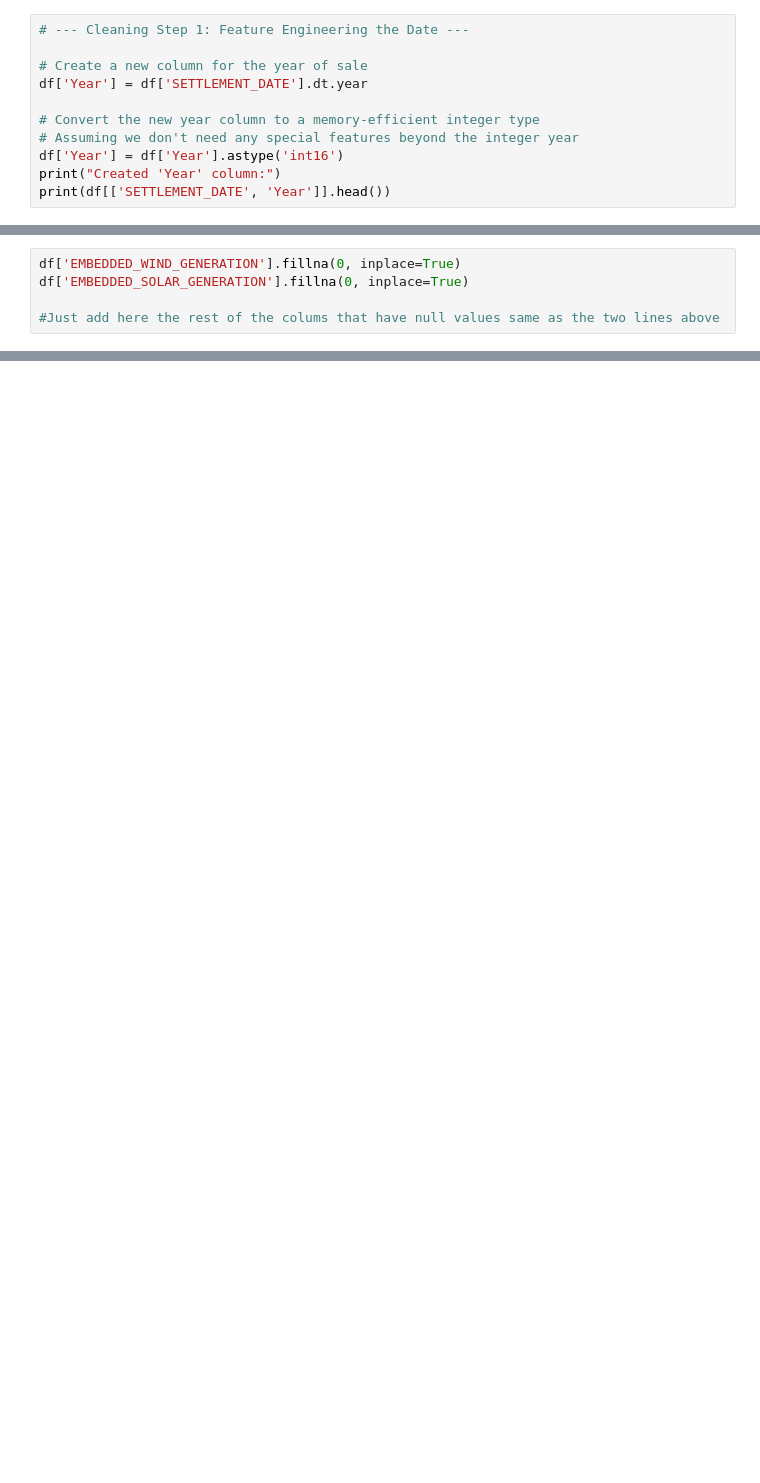
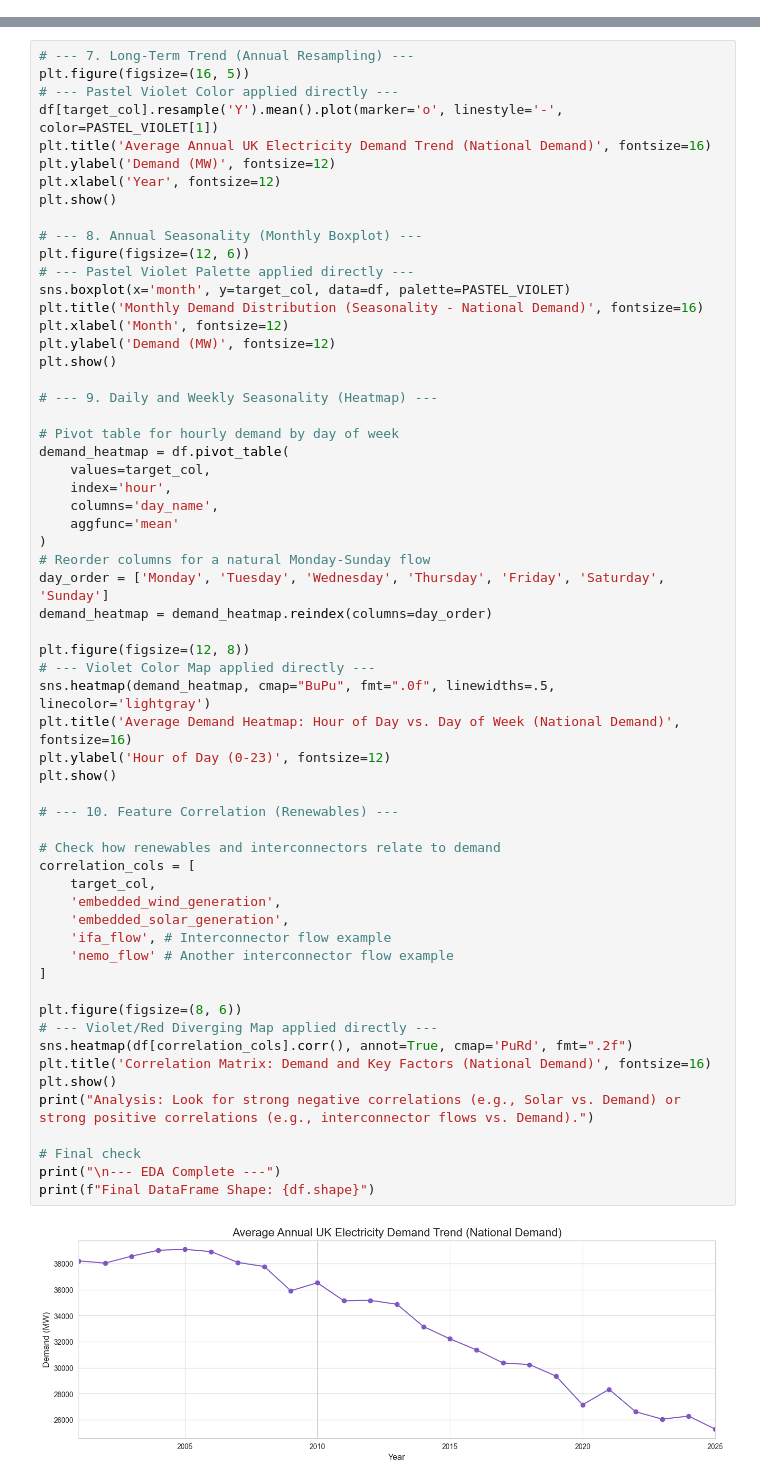
Before and after one commit to Jfgm299/Machine_Learning_AWS, a Jupyter notebook: electricty_demand_notebooks/02_eda_cleaning.ipynb, the cells around one changed output, grey strips where cells are left out. Saved outputs shown, nothing was run; the diff lists cells and outputs as text; blank space fills up the shorter version.

```diff
--- a/electricty_demand_notebooks/02_eda_cleaning.ipynb
+++ b/electricty_demand_notebooks/02_eda_cleaning.ipynb
@@ -42,11 +0,0 @@ Loading data from: ../data/electricity/processed/demanddata_combined.parquet
-# %%
-# --- Cleaning Step 1: Feature Engineering the Date ---
-
-# Create a new column for the year of sale
-df['Year'] = df['SETTLEMENT_DATE'].dt.year
-
-# Convert the new year column to a memory-efficient integer type
-# Assuming we don't need any special features beyond the integer year
-df['Year'] = df['Year'].astype('int16')
-print("Created 'Year' column:")
-print(df[['SETTLEMENT_DATE', 'Year']].head())
@@ -98,5 +0,0 @@ plt.show()
-# %%
-df['EMBEDDED_WIND_GENERATION'].fillna(0, inplace=True)
-df['EMBEDDED_SOLAR_GENERATION'].fillna(0, inplace=True)
-
-#Just add here the rest of the colums that have null values same as the two lines above
@@ -108,0 +148,62 @@ plt.show()
+# %%
+# --- 7. Long-Term Trend (Annual Resampling) ---
+plt.figure(figsize=(16, 5))
+# --- Pastel Violet Color applied directly ---
+df[target_col].resample('Y').mean().plot(marker='o', linestyle='-', color=PASTEL_VIOLET[1])
+plt.title('Average Annual UK Electricity Demand Trend (National Demand)', fontsize=16)
+plt.ylabel('Demand (MW)', fontsize=12)
+plt.xlabel('Year', fontsize=12)
+plt.show()
+
+# --- 8. Annual Seasonality (Monthly Boxplot) ---
+plt.figure(figsize=(12, 6))
+# --- Pastel Violet Palette applied directly ---
+sns.boxplot(x='month', y=target_col, data=df, palette=PASTEL_VIOLET)
+plt.title('Monthly Demand Distribution (Seasonality - National Demand)', fontsize=16)
+plt.xlabel('Month', fontsize=12)
+plt.ylabel('Demand (MW)', fontsize=12)
+plt.show()
+
+# --- 9. Daily and Weekly Seasonality (Heatmap) ---
+
+# Pivot table for hourly demand by day of week
+demand_heatmap = df.pivot_table(
+    values=target_col,
+    index='hour',
+    columns='day_name',
+    aggfunc='mean'
+)
+# Reorder columns for a natural Monday-Sunday flow
+day_order = ['Monday', 'Tuesday', 'Wednesday', 'Thursday', 'Friday', 'Saturday', 'Sunday']
+demand_heatmap = demand_heatmap.reindex(columns=day_order)
+
+plt.figure(figsize=(12, 8))
+# --- Violet Color Map applied directly ---
+sns.heatmap(demand_heatmap, cmap="BuPu", fmt=".0f", linewidths=.5, linecolor='lightgray')
+plt.title('Average Demand Heatmap: Hour of Day vs. Day of Week (National Demand)', fontsize=16)
+plt.ylabel('Hour of Day (0-23)', fontsize=12)
+plt.show()
+
+# --- 10. Feature Correlation (Renewables) ---
+
+# Check how renewables and interconnectors relate to demand
+correlation_cols = [
+    target_col,
+    'embedded_wind_generation',
+    'embedded_solar_generation',
+    'ifa_flow', # Interconnector flow example
+    'nemo_flow' # Another interconnector flow example
+]
+
+plt.figure(figsize=(8, 6))
+# --- Violet/Red Diverging Map applied directly ---
+sns.heatmap(df[correlation_cols].corr(), annot=True, cmap='PuRd', fmt=".2f")
+plt.title('Correlation Matrix: Demand and Key Factors (National Demand)', fontsize=16)
+plt.show()
+print("Analysis: Look for strong negative correlations (e.g., Solar vs. Demand) or strong positive correlations (e.g., interconnector flows vs. Demand).")
+
+# Final check
+print("\n--- EDA Complete ---")
+print(f"Final DataFrame Shape: {df.shape}")
+# %% [output]
+[figure, added]
```
Also changed, not shown: parts of 11 cells of this notebook, 2 other files.
